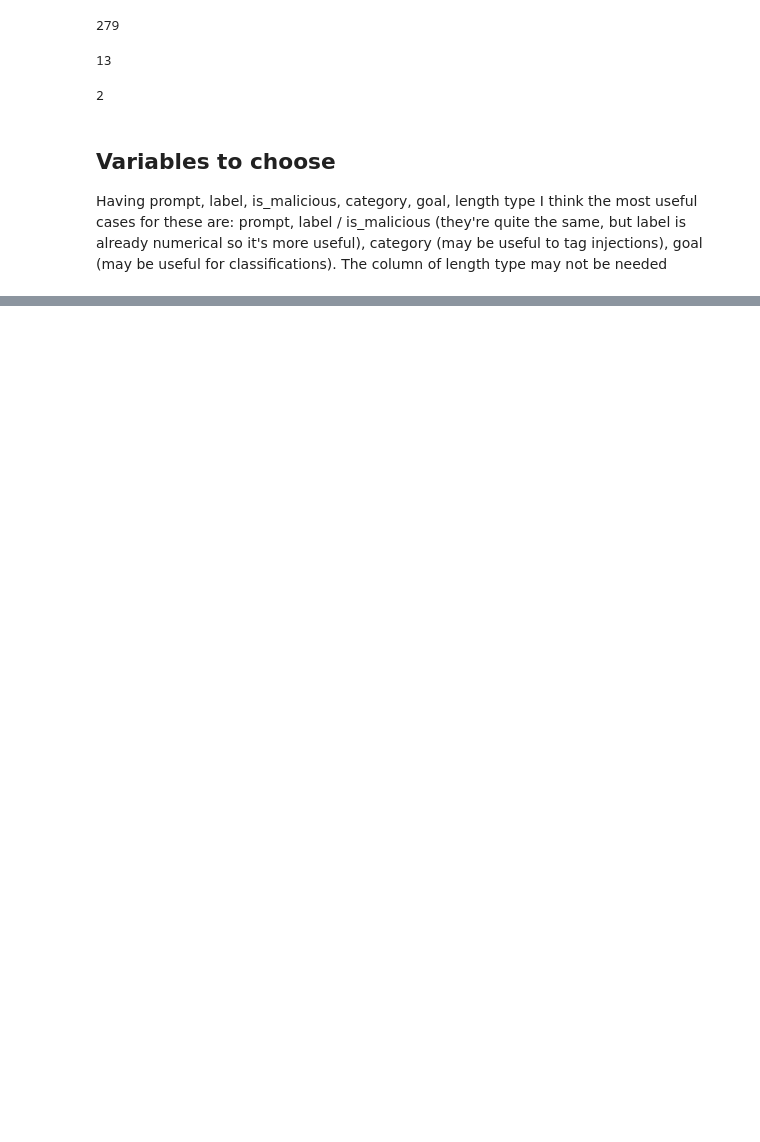
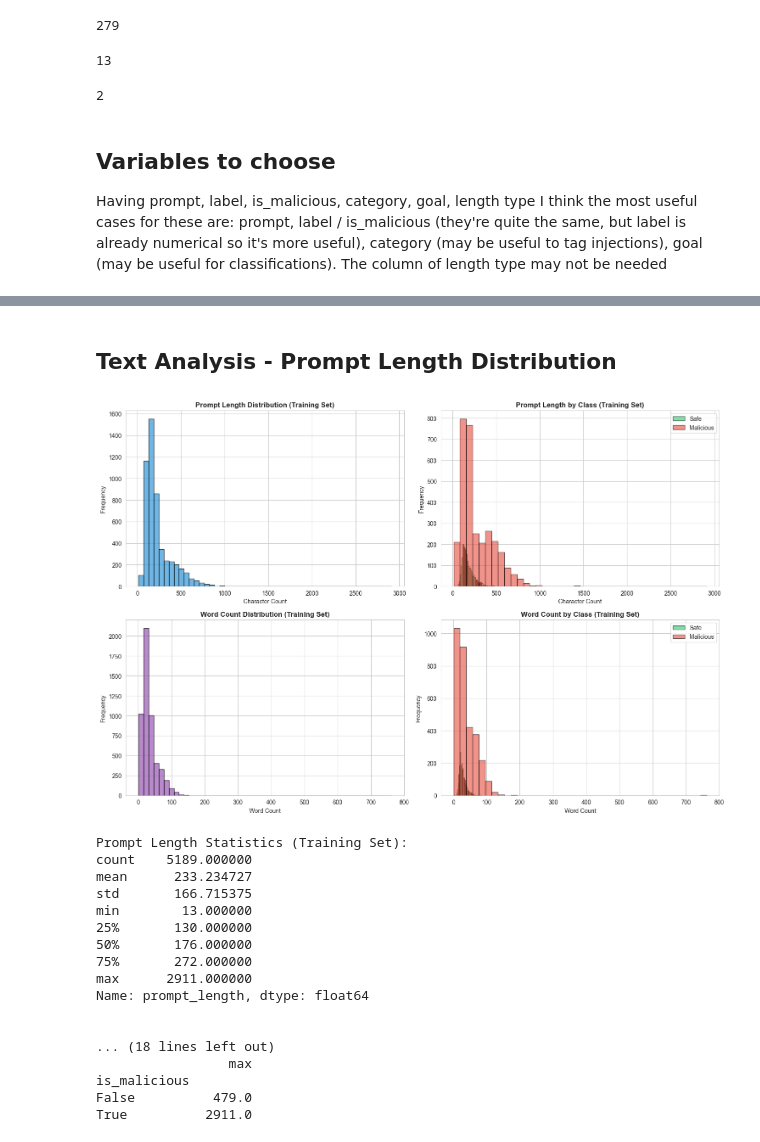
Before and after one commit to LuisMontenegro21/SecurityDataScienceProject, a Jupyter notebook: project.ipynb, the cells around one changed output, grey strips where cells are left out. Drawn from its saved outputs; the diff is of its cells as text; code cells hidden in the pictures; blank space fills up the shorter version.

```diff
--- a/project.ipynb
+++ b/project.ipynb
@@ -102,0 +236,73 @@ Having prompt, label, is_malicious, category, goal, length type I think the most
+# %% [markdown]
+## Text Analysis - Prompt Length Distribution
+# %%
+# Calculate prompt lengths
+train_df['prompt_length'] = train_df['prompt'].str.len()
+test_df['prompt_length'] = test_df['prompt'].str.len()
+train_df['word_count'] = train_df['prompt'].str.split().str.len()
+test_df['word_count'] = test_df['prompt'].str.split().str.len()
+
+fig, axes = plt.subplots(2, 2, figsize=(15, 10))
+
+# Prompt length distribution - all data
+ax = axes[0, 0]
+ax.hist(train_df['prompt_length'], bins=50, color='#3498db', alpha=0.7, edgecolor='black')
+ax.set_title('Prompt Length Distribution (Training Set)', fontsize=12, fontweight='bold')
+ax.set_xlabel('Character Count')
+ax.set_ylabel('Frequency')
+
+# Prompt length by class
+ax = axes[0, 1]
+for label, color in [(0, '#2ecc71'), (1, '#e74c3c')]:
+    data = train_df[train_df['is_malicious'] == label]['prompt_length']
+    ax.hist(data, bins=40, alpha=0.6, label=f'{"Malicious" if label else "Safe"}', color=color, edgecolor='black')
+ax.set_title('Prompt Length by Class (Training Set)', fontsize=12, fontweight='bold')
+ax.set_xlabel('Character Count')
+ax.set_ylabel('Frequency')
+ax.legend()
+
+# Word count distribution
+ax = axes[1, 0]
+ax.hist(train_df['word_count'], bins=50, color='#9b59b6', alpha=0.7, edgecolor='black')
+ax.set_title('Word Count Distribution (Training Set)', fontsize=12, fontweight='bold')
+ax.set_xlabel('Word Count')
+ax.set_ylabel('Frequency')
+
+# Word count by class
+ax = axes[1, 1]
+for label, color in [(0, '#2ecc71'), (1, '#e74c3c')]:
+    data = train_df[train_df['is_malicious'] == label]['word_count']
+    ax.hist(data, bins=40, alpha=0.6, label=f'{"Malicious" if label else "Safe"}', color=color, edgecolor='black')
+ax.set_title('Word Count by Class (Training Set)', fontsize=12, fontweight='bold')
+ax.set_xlabel('Word Count')
+ax.set_ylabel('Frequency')
+ax.legend()
+
+plt.tight_layout()
+plt.show()
+
+print("Prompt Length Statistics (Training Set):")
+print(train_df['prompt_length'].describe())
+print("\n\nWord Count Statistics (Training Set):")
+print(train_df['word_count'].describe())
+print("\n\nPrompt Length by Class:")
+print(train_df.groupby('is_malicious')['prompt_length'].describe())
+# %% [output]
+[figure, added]
+Prompt Length Statistics (Training Set):
+count    5189.000000
+mean      233.234727
+std       166.715375
+min        13.000000
+25%       130.000000
+50%       176.000000
+75%       272.000000
+max      2911.000000
+Name: prompt_length, dtype: float64
+
+
+... (18 lines left out)
+                 max
+is_malicious
+False          479.0
+True          2911.0
```
Also changed, not shown: parts of 17 cells of this notebook, 1 other file.
